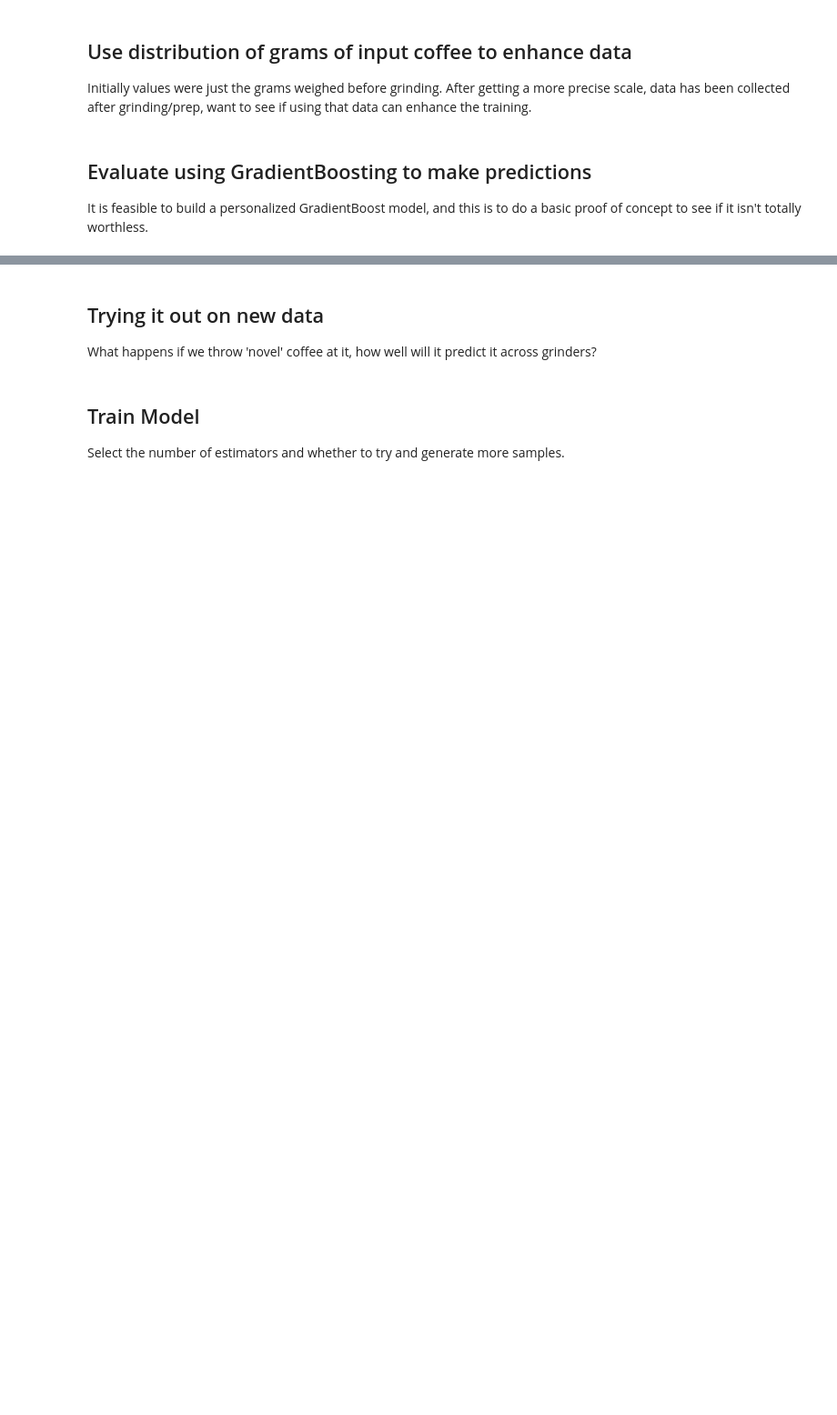
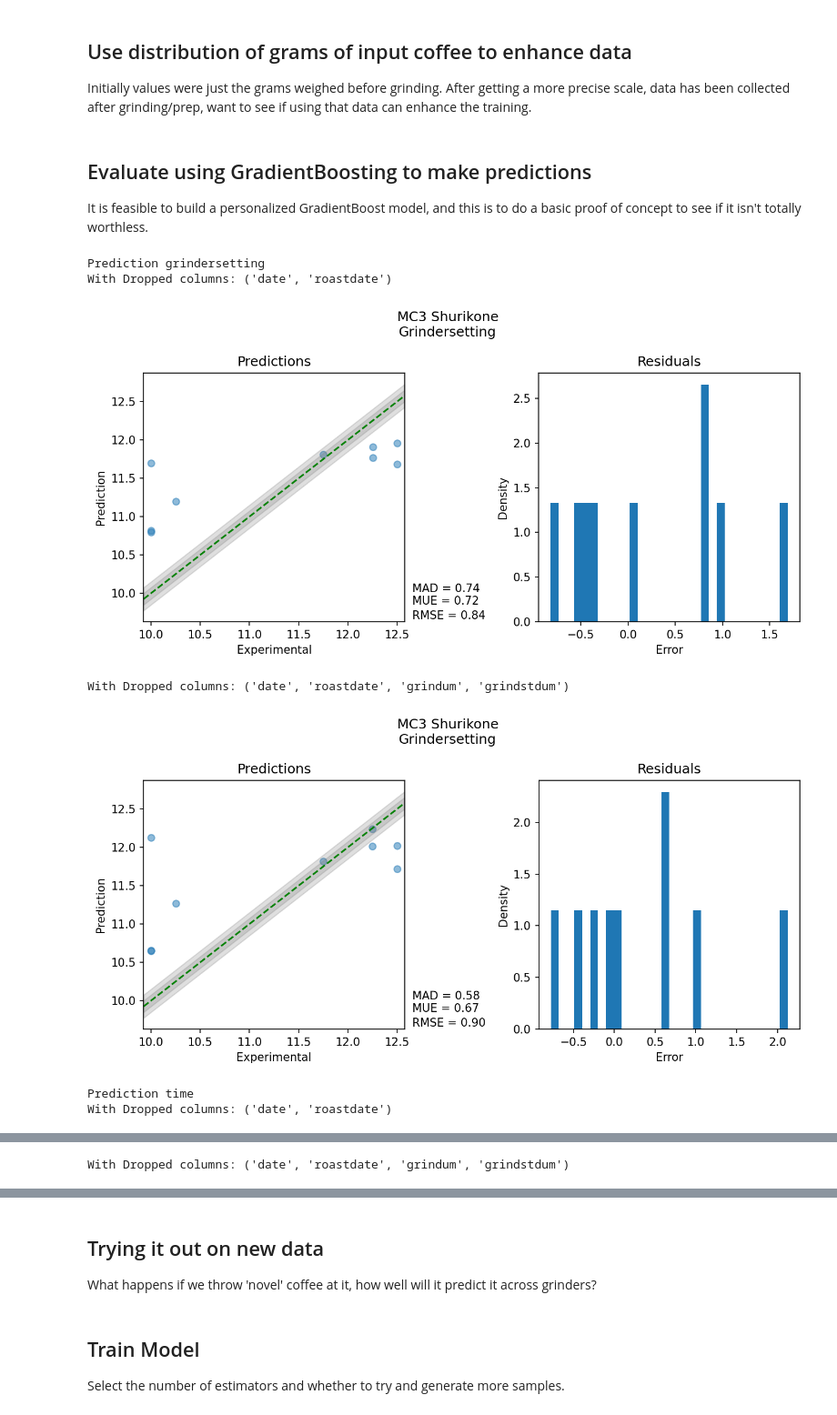
Before and after one commit to badisa/optpresso, a Jupyter notebook: notebooks/alternative_models.ipynb, the cells around one changed output, grey strips where cells are left out. Shown at 91% size. Drawn from its saved outputs; the diff is of its cells as text; code cells hidden in the pictures; blank space fills up the shorter version.

Commit message:
Adds additional fields to model
* Not sure how useful this are yet, need an indepth exploration. But
  give the model everything and let it decide.... for now

```diff
--- a/notebooks/alternative_models.ipynb
+++ b/notebooks/alternative_models.ipynb
@@ -150,13 +164,7 @@ df = df.sample(frac=1, random_state=rng).reset_index(drop=True)
 Initially values were just the grams weighed before grinding. After getting a more precise scale, data has been collected after grinding/prep, want to see if using that data can enhance the training.
 # %%
 def resample_field(
-    frame,
-    field: str,
-    groupby: List[str],
-    mean=0.0,
-    std=1.0,
-    samples: int = 3,
-    seed: int = 814,
+    frame, field: str, groupby: List[str], mean=0.0, std=1.0, samples: int = 3, seed: int = 814
 ):
     to_sample = []
     rng = np.random.default_rng(seed)
@@ -166,18 +174,15 @@ def resample_field(
         noise = rng.normal(mean, std, size=len(to_return))
         to_return[field] = (to_return[field].values + noise).tolist()
         to_sample.append(to_return)
-    new_data = (
-        pd.concat(to_sample).sample(frac=1, random_state=seed).reset_index(drop=True)
-    )
+    new_data = pd.concat(to_sample).sample(frac=1, random_state=seed).reset_index(drop=True)
     if field in ["coffeegrams", "output"]:
         new_data.brewratio = new_data.output / new_data.coffeegrams
     return new_data
 # %%
 def construct_regressor(estimators: int = 125):
     return HistGradientBoostingRegressor(
-        #         loss='poisson',
-        max_iter=estimators,
-        random_state=814,
+#         loss='poisson',
+        max_iter=estimators, random_state=814, l2_regularization=0.01
     )
 # %% [markdown]
 ## Evaluate using GradientBoosting to make predictions
@@ -188,7 +193,6 @@ def get_min_difference(df, field):
     diff = np.diff(np.sort(np.array(df[field].unique())))
     min_difference = np.round(np.min(diff[diff > 0]), 3)
     return min_difference
-
 
 def plot_grinder_predictions(grinder: str, prediction_field: str, y, y_pred):
     fig, (ax, ax2) = plt.subplots(ncols=2, dpi=150, figsize=(9, 4.5))
@@ -214,17 +218,11 @@ def plot_grinder_predictions(grinder: str, prediction_field: str, y, y_pred):
     for factor in [1.0, 2.0]:
         ax.fill_between(
             [min_fit_point[0], max_fit_point[0]],
-            [
-                min_fit_point[1] - min_grinder_difference * factor,
-                max_fit_point[1] - min_grinder_difference * factor,
-            ],
-            [
-                min_fit_point[1] + min_grinder_difference * factor,
-                max_fit_point[1] + min_grinder_difference * factor,
-            ],
+            [min_fit_point[1] - min_grinder_difference * factor, max_fit_point[1] - min_grinder_difference * factor],
+            [min_fit_point[1] + min_grinder_difference * factor, max_fit_point[1] + min_grinder_difference * factor],
             color="gray",
             label="fit",
-            alpha=0.25,
+            alpha=0.25
         )
     ax.annotate(
         "RMSE = {:.2f}".format(np.sqrt(mean_squared_error(y, y_pred))),
@@ -242,6 +240,7 @@ def plot_grinder_predictions(grinder: str, prediction_field: str, y, y_pred):
         xycoords="axes fraction",
     )
 
+
     ax2.hist(y_pred - y, bins=30, density=True)
     ax2.set_title(f"Residuals")
     ax2.set_xlabel("Error")
@@ -252,39 +251,43 @@ def plot_grinder_predictions(grinder: str, prediction_field: str, y, y_pred):
 # Samples values for the training set
 enhance_sample = True
 
 estimators = 1000
 num_days = 4
 days_in_seconds = 24 * 60 * 60 * num_days
 data = df.copy()
 latest_date = data.date.max()
 # Training data is everything num_days before the most recent pull
 train = data[data.date < latest_date - days_in_seconds]
 test = data.drop(train.index)
 
 if enhance_sample:
-    sampled_coffee = resample_field(
-        train, "coffeegrams", ["grinder", "coffee"], std=0.1, samples=2
-    )
-    #     sampled_grind = resample_field(train, "grindersetting", ["grinder", "coffee", "machineprofile"], std=0.05, samples=2)
+    sampled_coffee = resample_field(train, "coffeegrams", ["grinder", "coffee"], std=0.1, samples=2)
+    # sampled_output = resample_field(train, "output", ["grinder", "coffee"], std=0.1, samples=2)
+    # sampled_grind = resample_field(train, "grindersetting", ["grinder", "coffee", "machineprofile"], std=0.05, samples=2)
     train = pd.concat([train, sampled_coffee])
 for prediction_field in ["grindersetting", "time"]:
     print("Prediction", prediction_field)
-    for dropped in [("date", "brewratio", "roastdate")]:
+    for dropped in [("date", "roastdate"), ("date", "roastdate", "grindum", "grindstdum")]:
         print("With Dropped columns:", dropped)
         training_encs = build_encoders(train, encoded_cols)
         x, y = prepare_df_for_modeling(
             train, prediction_field, drop_cols=dropped, encoders=training_encs
         )
         regr = construct_regressor(estimators=estimators)
         regr.fit(x, y)
         for grinder in test.grinder.unique():
             grinder_test = test[test.grinder == grinder]
             x_test, y_test = prepare_df_for_modeling(
-                grinder_test,
-                prediction_field,
-                drop_cols=dropped,
-                encoders=training_encs,
+                grinder_test, prediction_field, drop_cols=dropped, encoders=training_encs
             )
             yfit = regr.predict(x_test)
             plot_grinder_predictions(grinder, prediction_field, y_test, yfit)
             plt.show()
+# %% [output]
+Prediction grindersetting
+With Dropped columns: ('date', 'roastdate')
+[figure, added]
+With Dropped columns: ('date', 'roastdate', 'grindum', 'grindstdum')
+[figure, added]
+Prediction time
+With Dropped columns: ('date', 'roastdate')
@@ -290,0 +295 @@ for prediction_field in ["grindersetting", "time"]:
+With Dropped columns: ('date', 'roastdate', 'grindum', 'grindstdum')
```
Also changed, not shown: parts of 7 cells of this notebook.
